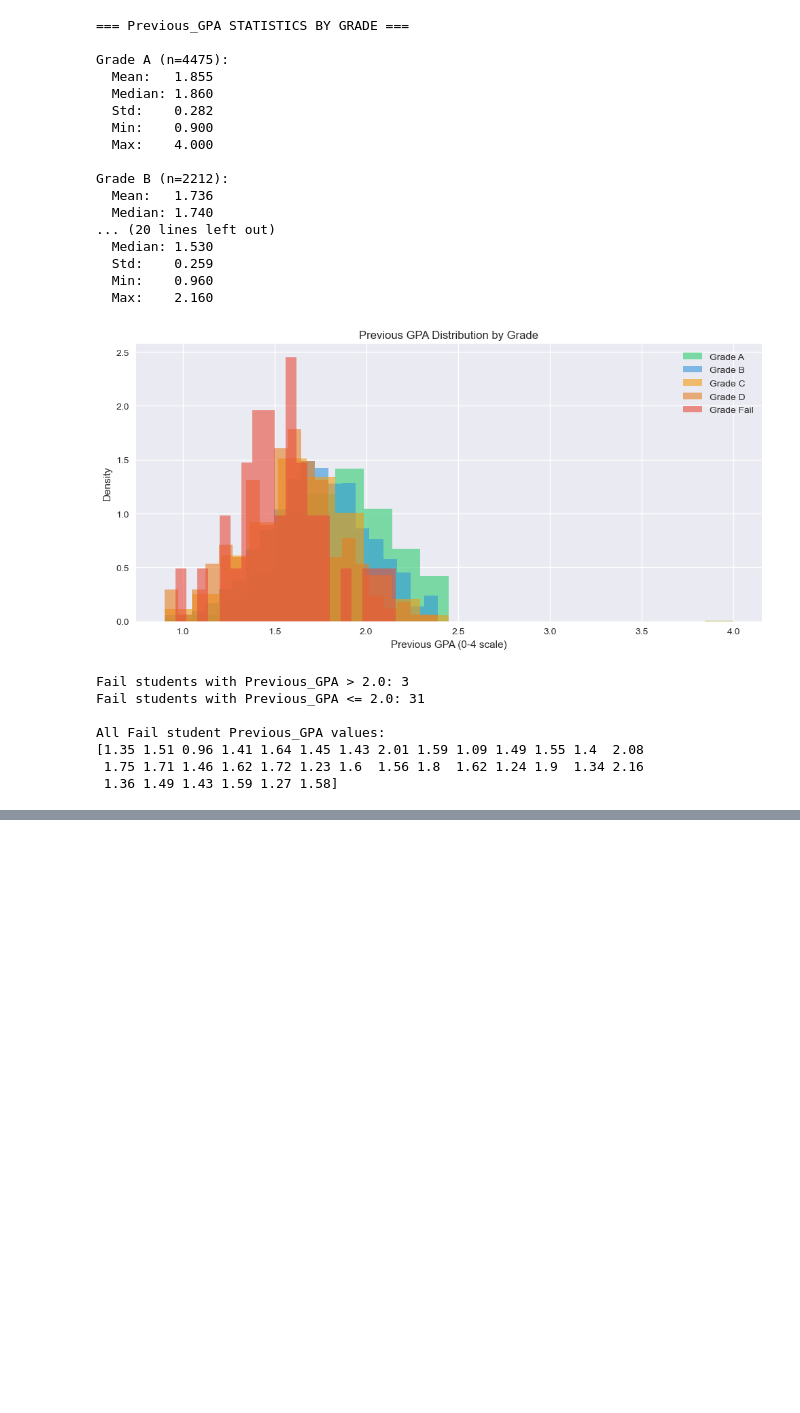
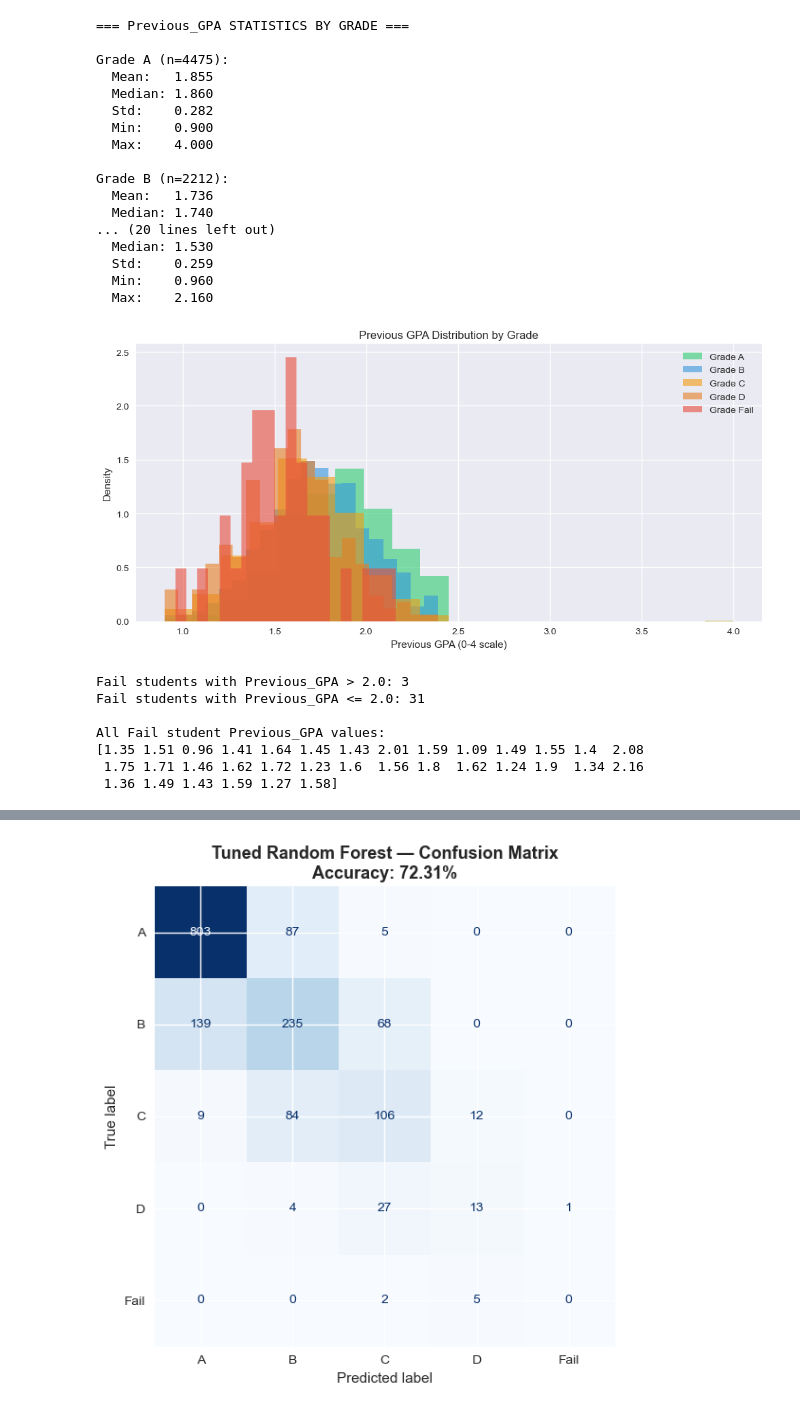
Before and after one commit to AVEZEKIELHOSANA/student_performance, a Jupyter notebook: notebooks/analysis.ipynb, the cells around one changed output, grey strips where cells are left out. Drawn from its saved outputs; the diff is of its cells as text; code cells hidden in the pictures; blank space fills up the shorter version.

```diff
--- a/notebooks/analysis.ipynb
+++ b/notebooks/analysis.ipynb
@@ -1248,0 +1508,94 @@ All Fail student Previous_GPA values:
+# %%
+# ============================================================
+# RANDOM FOREST HYPERPARAMETER TUNING
+# ============================================================
+from sklearn.ensemble import RandomForestClassifier
+from sklearn.model_selection import RandomizedSearchCV
+import time
+
+print("=" * 60)
+print("RANDOM FOREST HYPERPARAMETER TUNING")
+print("=" * 60)
+print("Using RandomizedSearchCV — testing 20 random combinations")
+print("This will take approximately 5-15 minutes...\n")
+
+# Parameter grid to search
+param_grid = {
+    'n_estimators':      [100, 200, 300],
+    'max_depth':         [10, 20, 30, None],
+    'min_samples_split': [2, 5, 10],
+    'min_samples_leaf':  [1, 2, 4],
+    'max_features':      ['sqrt', 'log2']
+}
+
+# Base model
+rf_base = RandomForestClassifier(random_state=42, n_jobs=-1)
+
+# Randomized search
+rf_search = RandomizedSearchCV(
+    estimator=rf_base,
+    param_distributions=param_grid,
+    n_iter=20,              # try 20 random combinations
+    cv=3,                   # 3-fold cross validation
+    scoring='f1_macro',     # optimise for macro F1 (fair across all grades)
+    random_state=42,
+    n_jobs=-1,              # use all CPU cores
+    verbose=1               # show progress
+)
+
+start = time.time()
+rf_search.fit(X_train_balanced, y_train_balanced)
+duration = round(time.time() - start, 2)
+
+print(f"\n✅ Search complete in {duration} seconds!")
+print(f"\nBest parameters found:")
+for param, value in rf_search.best_params_.items():
+    print(f"  {param}: {value}")
+print(f"\nBest cross-validation F1-Macro: {round(rf_search.best_score_*100, 2)}%")
+
+# Train final model with best parameters
+rf_tuned = rf_search.best_estimator_
+
+# Predict and evaluate
+y_pred_rf_tuned = rf_tuned.predict(X_test_scaled)
+accuracy_rf_tuned = accuracy_score(y_test, y_pred_rf_tuned)
+
+print(f"\n=== TUNED RANDOM FOREST RESULTS ===")
+print(f"Accuracy: {round(accuracy_rf_tuned * 100, 2)}%")
+print(f"\nClassification Report:")
+print(classification_report(y_test, y_pred_rf_tuned, target_names=grade_classes))
+
+# Compare with original
+print(f"\n=== IMPROVEMENT COMPARISON ===")
+print(f"{'Metric':<20} {'Original RF':>15} {'Tuned RF':>15} {'Change':>10}")
+print("-" * 62)
+
+orig_acc = round(accuracy_rf * 100, 2)
+tuned_acc = round(accuracy_rf_tuned * 100, 2)
+change_acc = round(tuned_acc - orig_acc, 2)
+
+from sklearn.metrics import f1_score
+orig_f1 = round(f1_score(y_test, y_pred_rf, average='macro')*100, 2)
+tuned_f1 = round(f1_score(y_test, y_pred_rf_tuned, average='macro')*100, 2)
+change_f1 = round(tuned_f1 - orig_f1, 2)
+
+print(f"{'Accuracy':<20} {orig_acc:>14}% {tuned_acc:>14}% {change_acc:>+9}%")
+print(f"{'F1 Macro':<20} {orig_f1:>14}% {tuned_f1:>14}% {change_f1:>+9}%")
+
+# Confusion Matrix
+cm_rf_tuned = confusion_matrix(y_test, y_pred_rf_tuned)
+disp = ConfusionMatrixDisplay(
+    confusion_matrix=cm_rf_tuned,
+    display_labels=grade_classes
+)
+fig, ax = plt.subplots(figsize=(8, 6))
+disp.plot(ax=ax, colorbar=False, cmap='Blues')
+ax.set_title(f'Tuned Random Forest — Confusion Matrix\nAccuracy: {tuned_acc}%',
+             fontweight='bold', fontsize=13)
+plt.tight_layout()
+plt.savefig('../notebooks/13_rf_tuned_confusion_matrix.png',
+            dpi=150, bbox_inches='tight')
+plt.show()
+
+print("\n✅ Tuned Random Forest complete!")
+# %% [output]
@@ -1248,0 +1619 @@ All Fail student Previous_GPA values:
+[figure, added]
```
Also changed, not shown: parts of 9 cells of this notebook, 12 other files.
